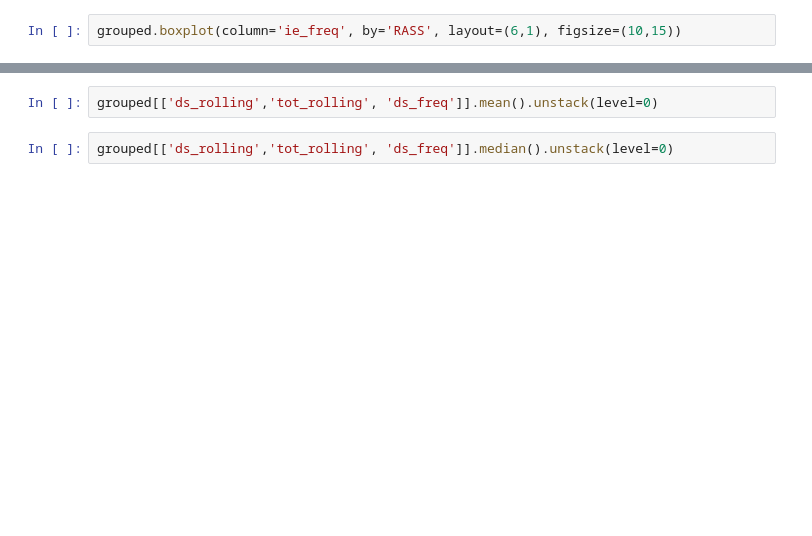
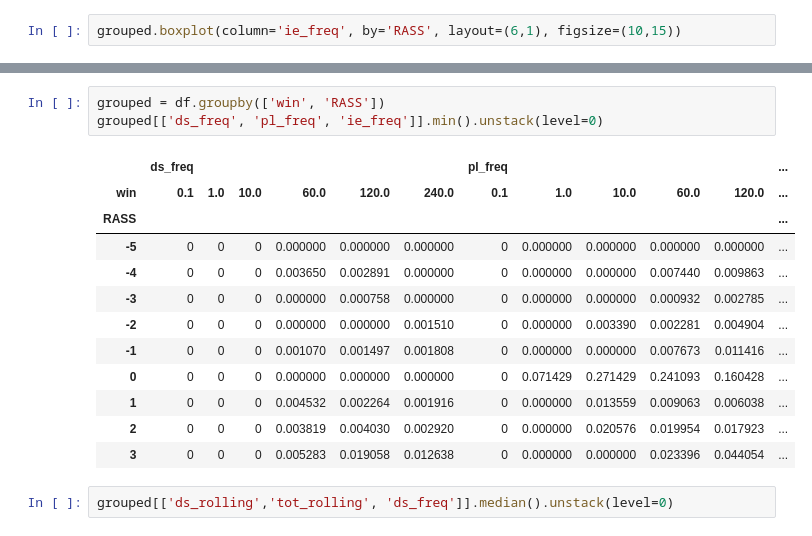
Before and after one commit to psottile05/VentDysSedation, a Jupyter notebook: ATS_Analysis_2016.ipynb, the cells around one changed output, grey strips where cells are left out. Drawn from its saved outputs; the diff is of its cells as text; blank space fills up the shorter version.

```diff
--- a/ATS_Analysis_2016.ipynb
+++ b/ATS_Analysis_2016.ipynb
@@ -20,4 +70,18 @@ grouped.boxplot(column='pl_freq', by='RASS', layout=(6,1), figsize=(10,15))
 # %%
-grouped[['ds_rolling','tot_rolling', 'ds_freq']].mean().unstack(level=0)
+grouped = df.groupby(['win', 'RASS'])
+grouped[['ds_freq', 'pl_freq', 'ie_freq']].min().unstack(level=0)
+# %% [output]
+|  | ds_freq |  |  |  |  |  | pl_freq |  |  |  |  | ... |
+| win | 0.1 | 1.0 | 10.0 | 60.0 | 120.0 | 240.0 | 0.1 | 1.0 | 10.0 | 60.0 | 120.0 | ... |
+| RASS |  |  |  |  |  |  |  |  |  |  |  | ... |
+| -5 | 0 | 0 | 0 | 0.000000 | 0.000000 | 0.000000 | 0 | 0.000000 | 0.000000 | 0.000000 | 0.000000 | ... |
+| -4 | 0 | 0 | 0 | 0.003650 | 0.002891 | 0.000000 | 0 | 0.000000 | 0.000000 | 0.007440 | 0.009863 | ... |
+| -3 | 0 | 0 | 0 | 0.000000 | 0.000758 | 0.000000 | 0 | 0.000000 | 0.000000 | 0.000932 | 0.002785 | ... |
+| -2 | 0 | 0 | 0 | 0.000000 | 0.000000 | 0.001510 | 0 | 0.000000 | 0.003390 | 0.002281 | 0.004904 | ... |
+| -1 | 0 | 0 | 0 | 0.001070 | 0.001497 | 0.001808 | 0 | 0.000000 | 0.000000 | 0.007673 | 0.011416 | ... |
+| 0 | 0 | 0 | 0 | 0.000000 | 0.000000 | 0.000000 | 0 | 0.071429 | 0.271429 | 0.241093 | 0.160428 | ... |
+| 1 | 0 | 0 | 0 | 0.004532 | 0.002264 | 0.001916 | 0 | 0.000000 | 0.013559 | 0.009063 | 0.006038 | ... |
+| 2 | 0 | 0 | 0 | 0.003819 | 0.004030 | 0.002920 | 0 | 0.000000 | 0.020576 | 0.019954 | 0.017923 | ... |
+| 3 | 0 | 0 | 0 | 0.005283 | 0.019058 | 0.012638 | 0 | 0.000000 | 0.000000 | 0.023396 | 0.044054 | ... |
 # %%
 grouped[['ds_rolling','tot_rolling', 'ds_freq']].median().unstack(level=0)
```
Also changed, not shown: parts of 7 cells of this notebook, 1 other file.
